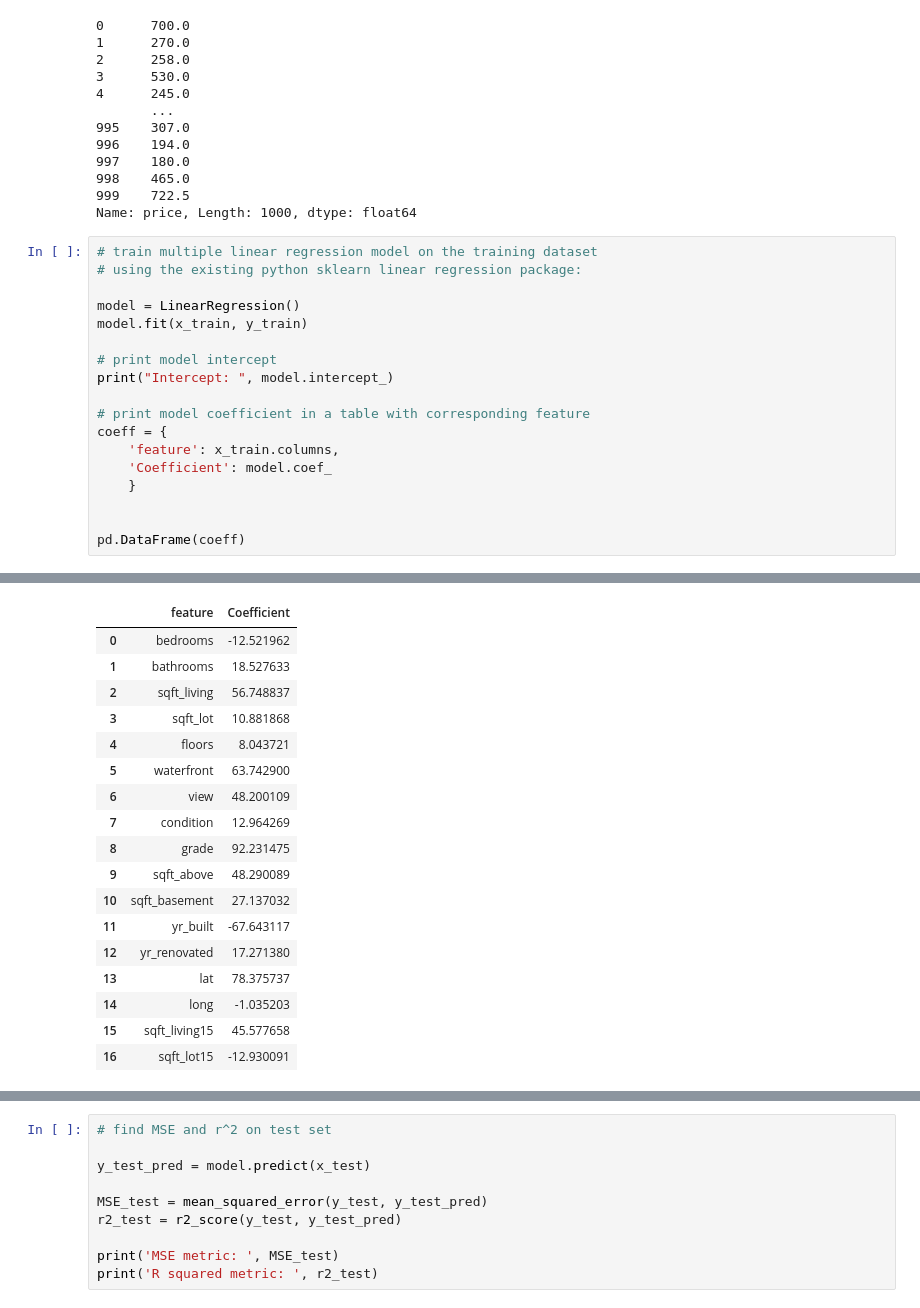
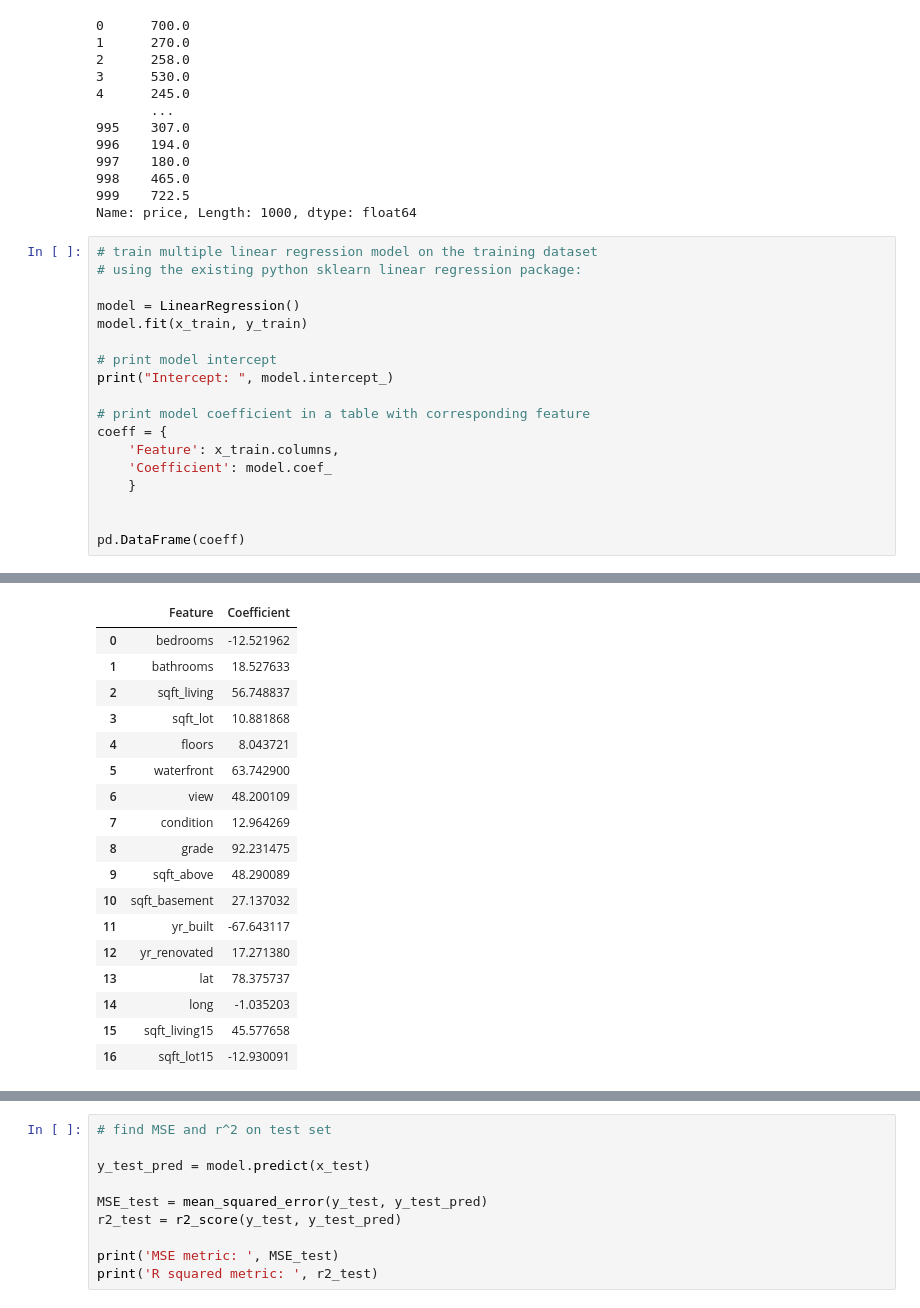
Before and after one commit to pponn/DS4400, a Jupyter notebook: HW2/problem2.ipynb, the cells around one changed output, grey strips where cells are left out. Drawn from its saved outputs; the diff is of its cells as text.

```diff
--- a/HW2/problem2.ipynb
+++ b/HW2/problem2.ipynb
@@ -170,7 +170,7 @@ print("Intercept: ", model.intercept_)
 
 # print model coefficient in a table with corresponding feature
 coeff = {
-    'feature': x_train.columns,
+    'Feature': x_train.columns,
     'Coefficient': model.coef_
     }
 
@@ -181,4 +181,4 @@ Intercept:  520.414834000001
-|  | feature | Coefficient |
+|  | Feature | Coefficient |
 | 0 | bedrooms | -12.521962 |
 | 1 | bathrooms | 18.527633 |
 | 2 | sqft_living | 56.748837 |
```
Also changed, not shown: parts of 3 cells of this notebook.
